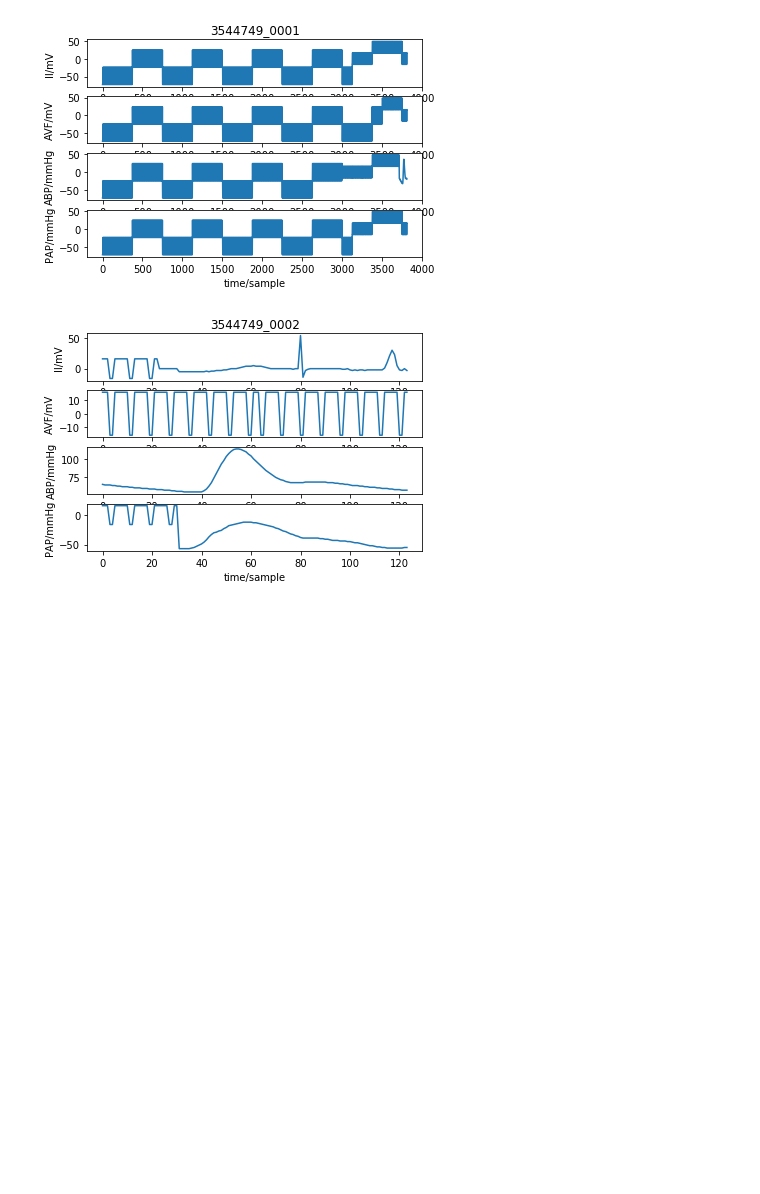
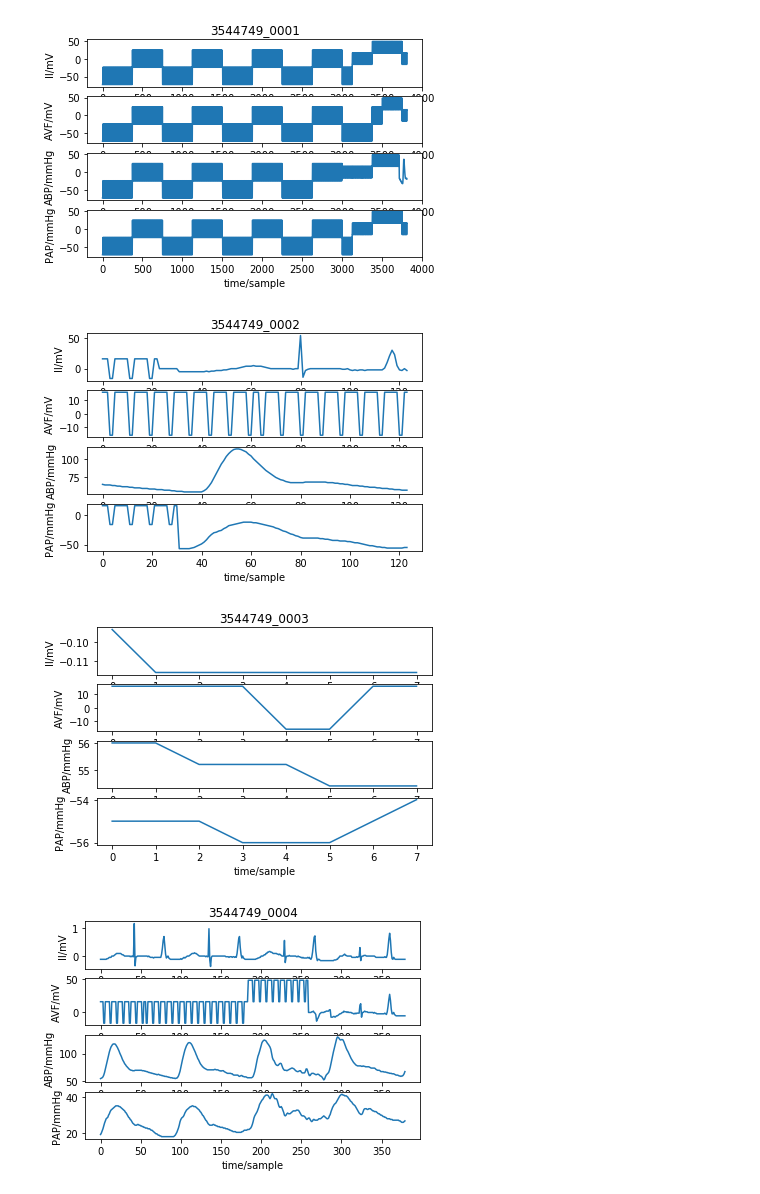
Before and after one commit to ParthShah412/Sepsis_and_Septic_shock_Detection, a Jupyter notebook: p000020/prac0913.ipynb, the cells around one changed output. Cells and saved outputs as stored; diff of their text form; code cells hidden in the pictures; blank space fills up the shorter version.

```diff
--- a/p000020/prac0913.ipynb
+++ b/p000020/prac0913.ipynb
@@ -10,13 +10,27 @@ import wfdb
 # %%
 # Demo 1 - Read a wfdb record using the 'rdrecord' function into a wfdb.Record object.
 # Plot the signals, and show the data.
 record = wfdb.rdrecord("3544749_0001")
 wfdb.plot_wfdb(record=record, title='3544749_0001')
 #display(record.__dict__)
 
 record2 = wfdb.rdrecord("3544749_0002")
 wfdb.plot_wfdb(record=record2, title='3544749_0002')
 #display(record.__dict__)
+
+record3 = wfdb.rdrecord("3544749_0003")
+wfdb.plot_wfdb(record=record3, title='3544749_0003')
+
+record4 = wfdb.rdrecord("3544749_0004")
+wfdb.plot_wfdb(record=record4, title='3544749_0004')
+
+recordlongn = wfdb.rdrecord("p000020-2183-04-28-17-47n")
+wfdb.plot_wfdb(record= recordlongn, title= "longn")
+
+recordlong = wfdb.rdrecord("p000020-2183-04-28-17-47")
+wfdb.plot_wfdb(record= recordlong, title= "long")
 # %% [output]
 [figure]
 [figure]
+[figure, added]
+[figure, added]
```
Also changed, not shown: parts of 2 cells of this notebook.
